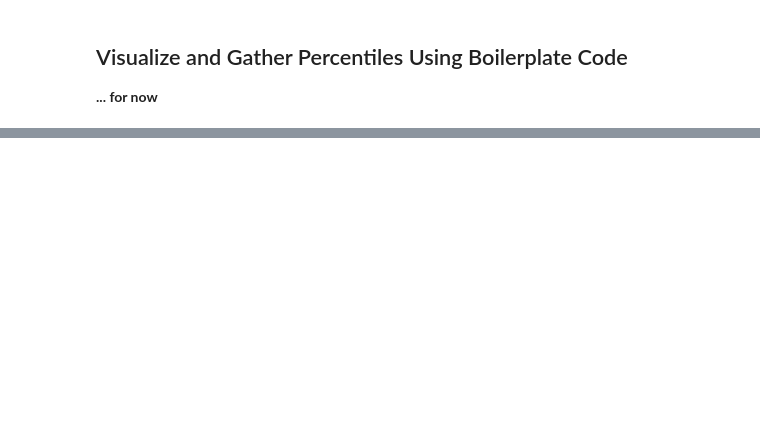
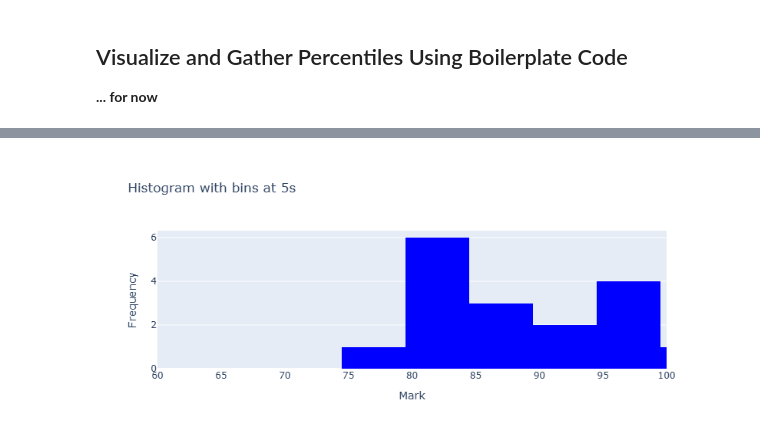
Before and after one commit to dani-aranha/BZIA_VM, a Jupyter notebook: Python/Marks.ipynb, the cells around one changed output, grey strips where cells are left out. Drawn from its saved outputs; the diff is of its cells as text; code cells hidden in the pictures; blank space fills up the shorter version.

```diff
--- a/Python/Marks.ipynb
+++ b/Python/Marks.ipynb
@@ -82,22 +161,24 @@ plt.show()
 # %%
 # OPTIONAL - Create histogram using Plotly Express
-fig = px.histogram(arr_py_t1,
+fig = px.histogram(my_arr,
                    nbins=len(bins)-1,
                    range_x=[min_val, 100],
                    title='Histogram with bins at 5s',
                    labels={'value': 'Mark'},
                    color_discrete_sequence=['blue'])
 
 
 fig.update_xaxes(title_text='Mark')
 fig.update_yaxes(title_text='Frequency')
 
 
 fig.update_layout(showlegend=False)
 
 # Use template for the hover
 fig.update_traces(hovertemplate='Mark: %{x}<br>Count: %{y}<extra></extra>')
 
 fig.show()
+# %% [output]
+[figure, added]
 # %%
 # Calculate percentile rank for each mark
```
Also changed, not shown: parts of 20 cells of this notebook, 2 other files.
